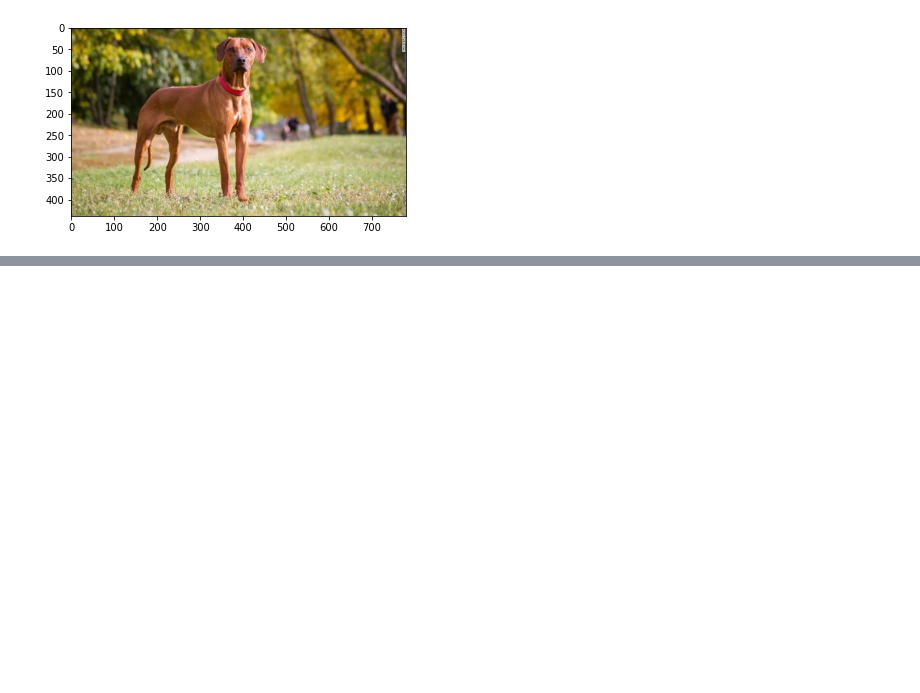
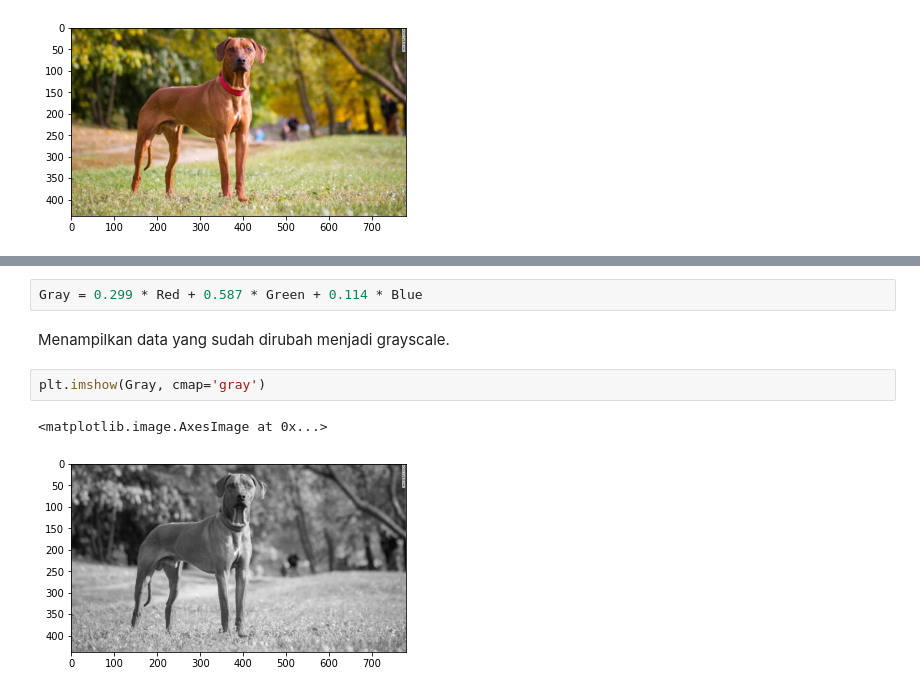
Before and after one commit to Penzragon/h8dsft_P0W2, a Jupyter notebook: script.ipynb, the cells around one changed output, grey strips where cells are left out. Cells and saved outputs as stored; diff of their text form; blank space fills up the shorter version.

```diff
--- a/script.ipynb
+++ b/script.ipynb
@@ -84,0 +116,9 @@ plt.imshow(image)
+# %%
+Gray = 0.299 * Red + 0.587 * Green + 0.114 * Blue
+# %% [markdown]
+Menampilkan data yang sudah dirubah menjadi grayscale.
+# %%
+plt.imshow(Gray, cmap='gray')
+# %% [output]
+<matplotlib.image.AxesImage at 0x...>
+[figure, added]
```
Also changed, not shown: parts of 9 cells of this notebook.
